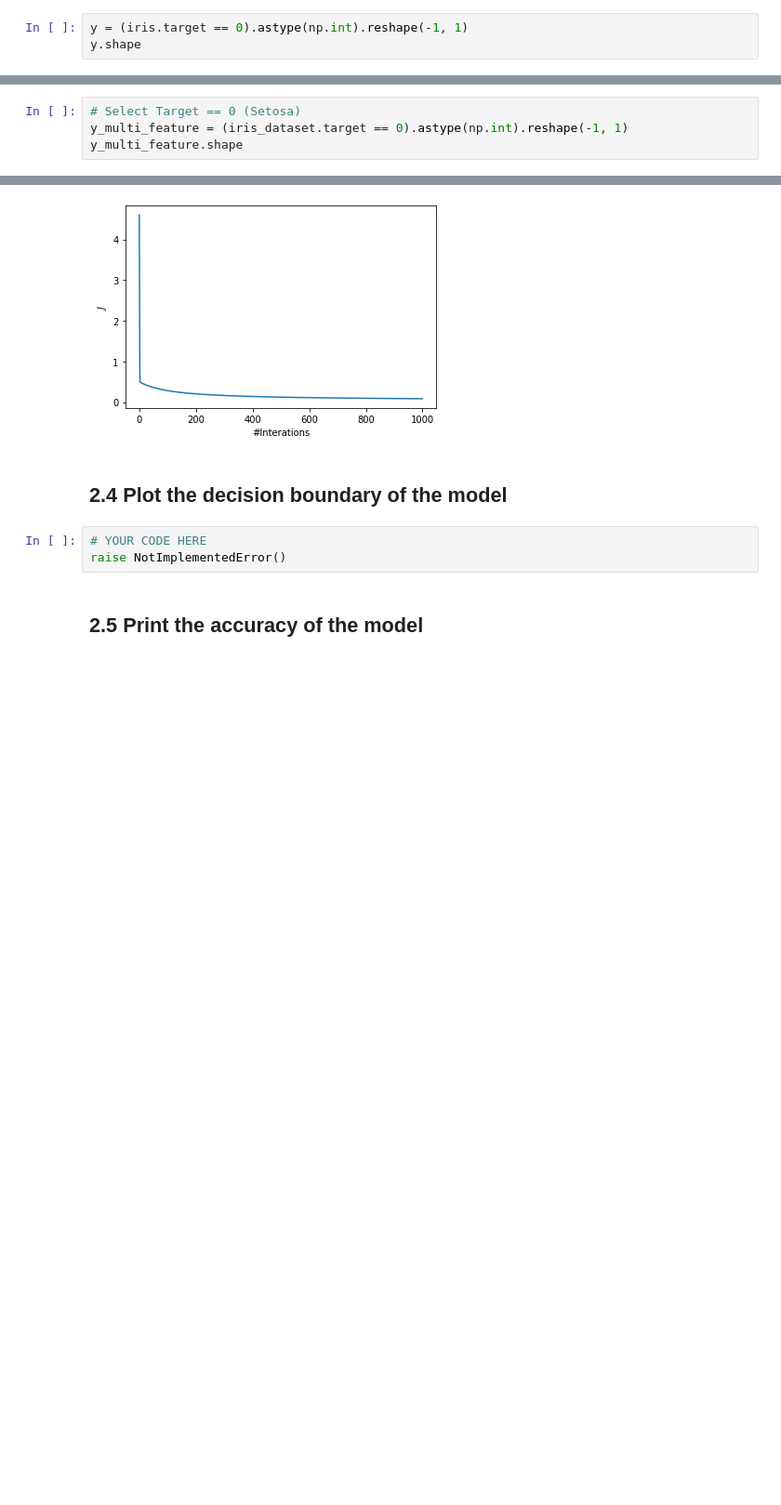
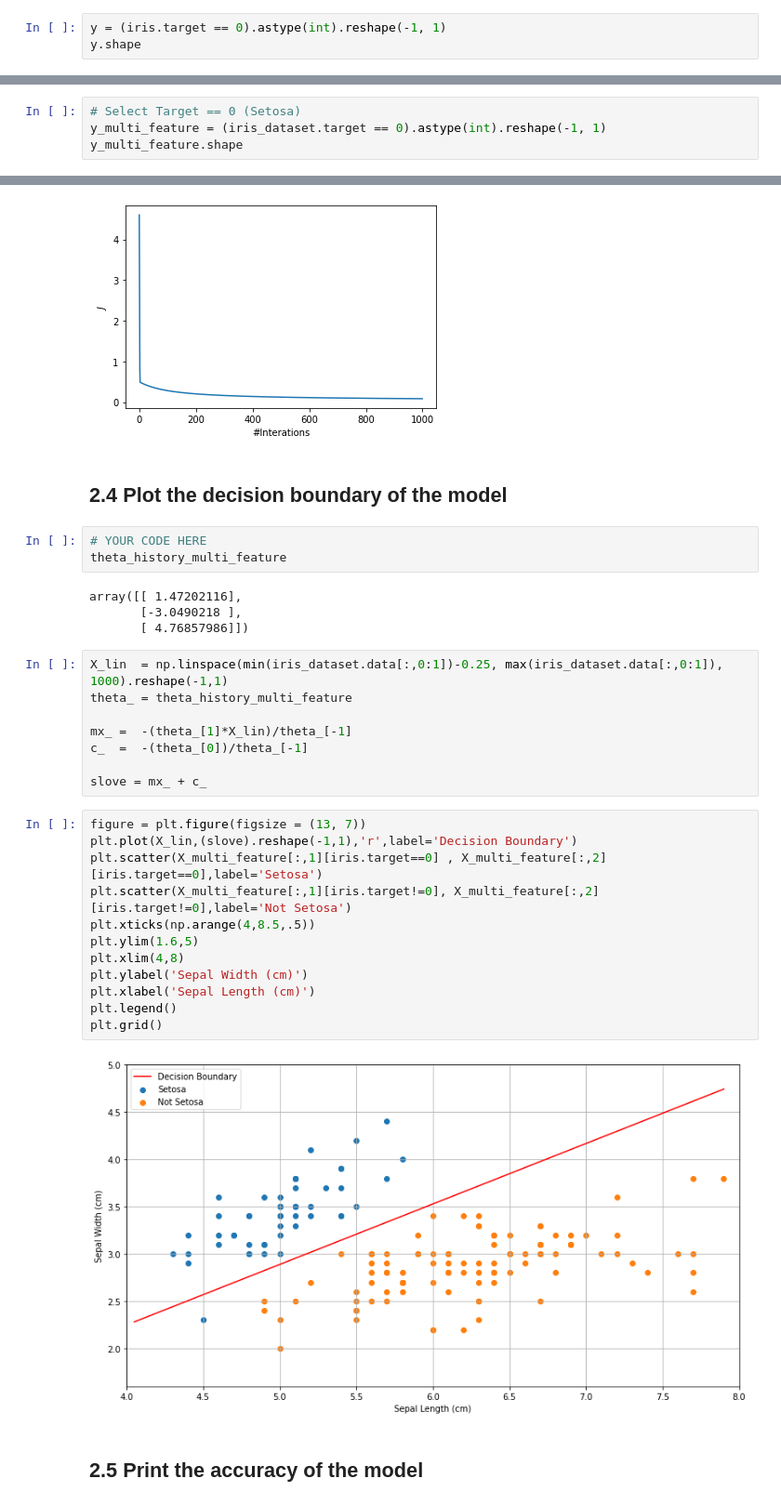
Before and after one commit to looksocii/ml-lab-code, a Jupyter notebook: Lab04-Logistic-Regression/61070139-Lab04.ipynb, the cells around one changed output, grey strips where cells are left out. Shown at 93% size. Drawn from its saved outputs; the diff is of its cells as text; blank space fills up the shorter version.

```diff
--- a/Lab04-Logistic-Regression/61070139-Lab04.ipynb
+++ b/Lab04-Logistic-Regression/61070139-Lab04.ipynb
@@ -30,6 +30,6 @@ _X.shape
 # %% [output]
 (150, 1)
 # %%
-y = (iris.target == 0).astype(np.int).reshape(-1, 1)
+y = (iris.target == 0).astype(int).reshape(-1, 1)
 y.shape
 # %% [output]
@@ -198,6 +196,6 @@ X_multi_feature.shape
 (150, 2)
 # %%
 # Select Target == 0 (Setosa)
-y_multi_feature = (iris_dataset.target == 0).astype(np.int).reshape(-1, 1)
+y_multi_feature = (iris_dataset.target == 0).astype(int).reshape(-1, 1)
 y_multi_feature.shape
 # %% [output]
@@ -235,6 +231,32 @@ plt.xlabel("#Interations");
 ## 2.4 Plot the decision boundary of the model
 # %%
 # YOUR CODE HERE
-raise NotImplementedError()
+theta_history_multi_feature
+# %% [output]
+array([[ 1.47202116],
+       [-3.0490218 ],
+       [ 4.76857986]])
+# %%
+X_lin  = np.linspace(min(iris_dataset.data[:,0:1])-0.25, max(iris_dataset.data[:,0:1]), 1000).reshape(-1,1)
+theta_ = theta_history_multi_feature
+
+mx_ =  -(theta_[1]*X_lin)/theta_[-1]
+c_  =  -(theta_[0])/theta_[-1]
+
+slove = mx_ + c_
+# %%
+figure = plt.figure(figsize = (13, 7))
+plt.plot(X_lin,(slove).reshape(-1,1),'r',label='Decision Boundary')
+plt.scatter(X_multi_feature[:,1][iris.target==0] , X_multi_feature[:,2][iris.target==0],label='Setosa')
+plt.scatter(X_multi_feature[:,1][iris.target!=0], X_multi_feature[:,2][iris.target!=0],label='Not Setosa')
+plt.xticks(np.arange(4,8.5,.5))
+plt.ylim(1.6,5)
+plt.xlim(4,8)
+plt.ylabel('Sepal Width (cm)')
+plt.xlabel('Sepal Length (cm)')
+plt.legend()
+plt.grid()
+# %% [output]
+[figure, added]
 # %% [markdown]
 ## 2.5 Print the accuracy of the model
```
Also changed, not shown: parts of 10 cells of this notebook.
